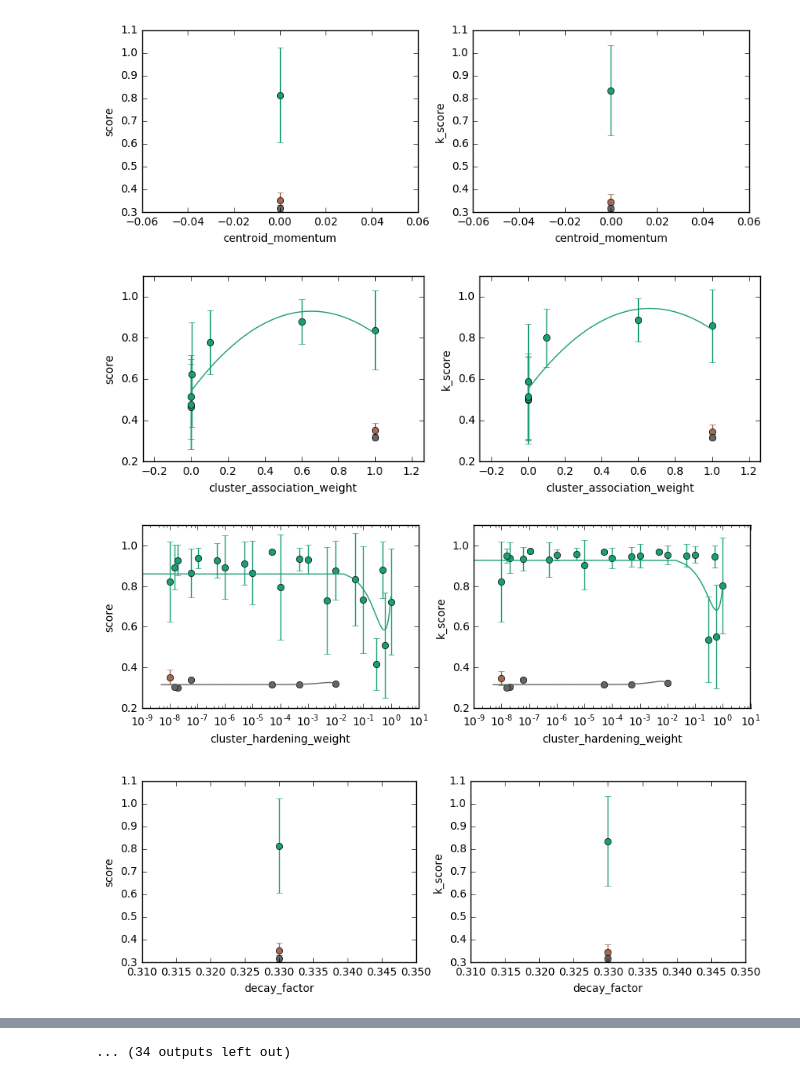
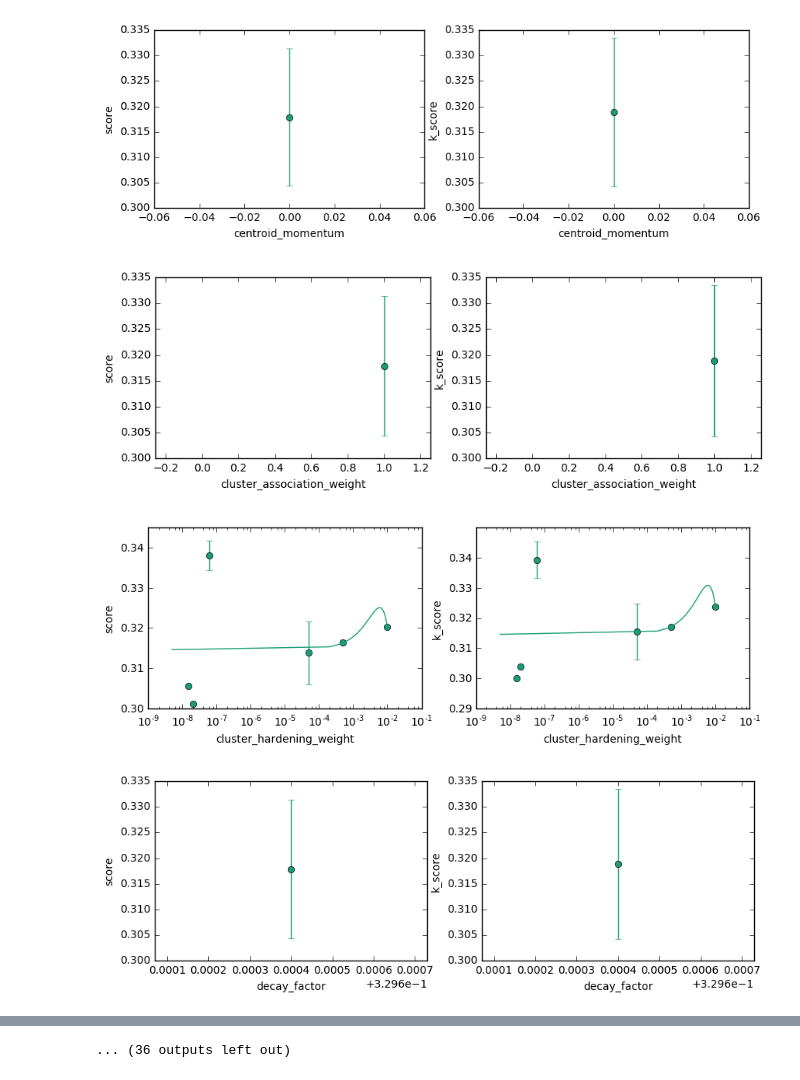
Before and after one commit to jplapp/associative_clustering, a Jupyter notebook: semisup/evaluation/master_table2.ipynb, the cells around one changed output, grey strips where cells are left out. Saved outputs shown, nothing was run; the diff lists cells and outputs as text; code cells hidden in the pictures.

```diff
--- a/semisup/evaluation/master_table2.ipynb
+++ b/semisup/evaluation/master_table2.ipynb
@@ -89,2 +89,26 @@ mnist:          81.54%  +/- 20.80 (1283 runs)   best: 99.07% @ task 1812
 svhn:           35.21%  +/- 3.63 (102 runs)     best: 46.33% @ task 3292
 cifar_:         31.79%  +/- 1.34 (9 runs)       best: 34.07% @ task 4107
+# %%
+print("Average best hyper params for all data sets")
+average_top_num = 10
+best_params = dict([(x, []) for x in params])
+for dataset in datasets:
+    best = df[df.dataset == dataset].score.sort_values()[-average_top_num:]
+    best = df.iloc[best.index]
+    #print(dataset)
+    for param in params:
+        try:
+            #print('\t%s:\t%f (%f)' % (param, best[param].mean(), best[param].std()))
+            best_params[param].append(best[param].mean())
+        except TypeError:
+            pass #print(' %s: %s' % (param, best[param]))
+    print
+
+params_to_delete = []
+for p, v in best_params.iteritems():
+    if v and v==v:
+        best_params[p] = np.mean(v)
+    else:
+        params_to_delete.append(p)
+for p in params_to_delete: del best_params[p]
+best_params
@@ -146,7 +192,7 @@ for param in params:
     colors = iter(cm.Dark2(np.linspace(0, 1, len(datasets))))
 
     fig, axs = pl.subplots(1, len(metrics_to_plot), figsize=(10,3))
-    for dataset in datasets:
+    for dataset in ['cifar_inmemory']: #datasets:
         ddf = df[df.dataset == dataset][-use_latest:]
         if eval_against_optimal_params:
             ddf = get_optimal_df(param, optimal_params, ddf)
@@ -214,4 +260,4 @@ for param in params:
-[figure, old version]
+[figure, new version]
-[figure, old version]
+[figure, new version]
-[figure, old version]
+[figure, new version]
-[figure, old version]
+[figure, new version]
@@ -223 +269 @@ for param in params:
-... (34 outputs left out)
+... (36 outputs left out)
```
Also changed, not shown: parts of 6 cells of this notebook.
